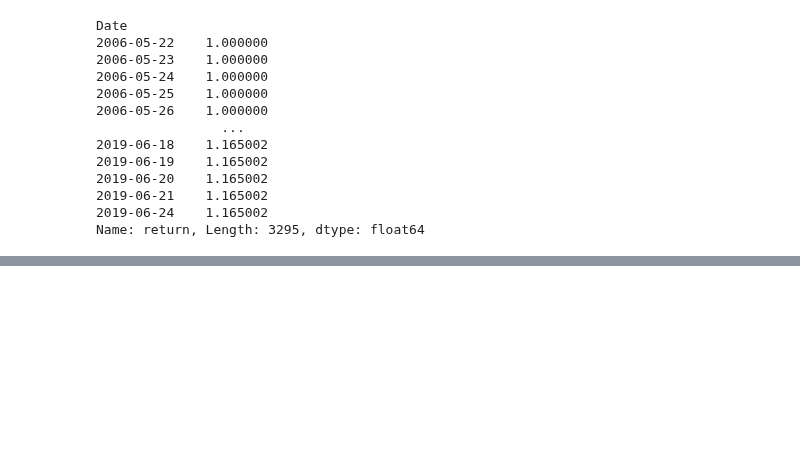
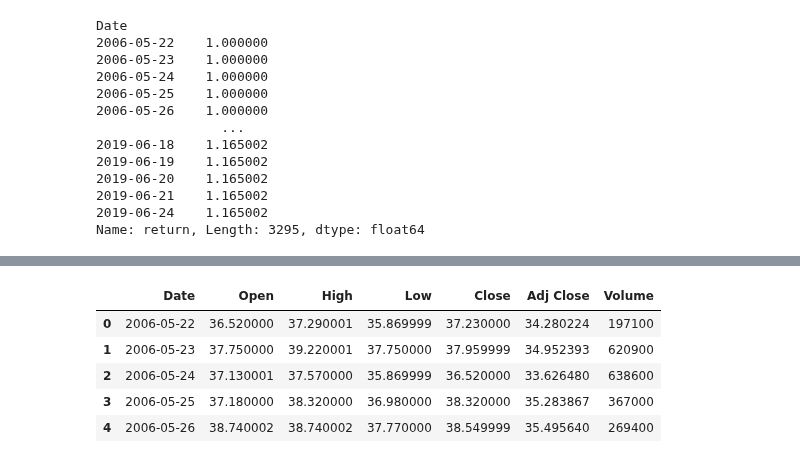
Before and after one commit to sejinhwang97ko/2023prac, a Jupyter notebook: 20230414/01_momentum.ipynb, the cells around one changed output, grey strips where cells are left out. Saved outputs shown, nothing was run; the diff lists cells and outputs as text; code cells hidden in the pictures; blank space fills up the shorter version.

```diff
--- a/20230414/01_momentum.ipynb
+++ b/20230414/01_momentum.ipynb
@@ -417,0 +461,10 @@ Name: return, Length: 3295, dtype: float64
+# %%
+df = pd.read_csv("../csv/csv/GDX.csv")
+df.head(5)
+# %% [output]
+|  | Date | Open | High | Low | Close | Adj Close | Volume |
+| 0 | 2006-05-22 | 36.520000 | 37.290001 | 35.869999 | 37.230000 | 34.280224 | 197100 |
+| 1 | 2006-05-23 | 37.750000 | 39.220001 | 37.750000 | 37.959999 | 34.952393 | 620900 |
+| 2 | 2006-05-24 | 37.130001 | 37.570000 | 35.869999 | 36.520000 | 33.626480 | 638600 |
+| 3 | 2006-05-25 | 37.180000 | 38.320000 | 36.980000 | 38.320000 | 35.283867 | 367000 |
+| 4 | 2006-05-26 | 38.740002 | 38.740002 | 37.770000 | 38.549999 | 35.495640 | 269400 |
```
Also changed, not shown: parts of 7 cells of this notebook, 1 other file.
